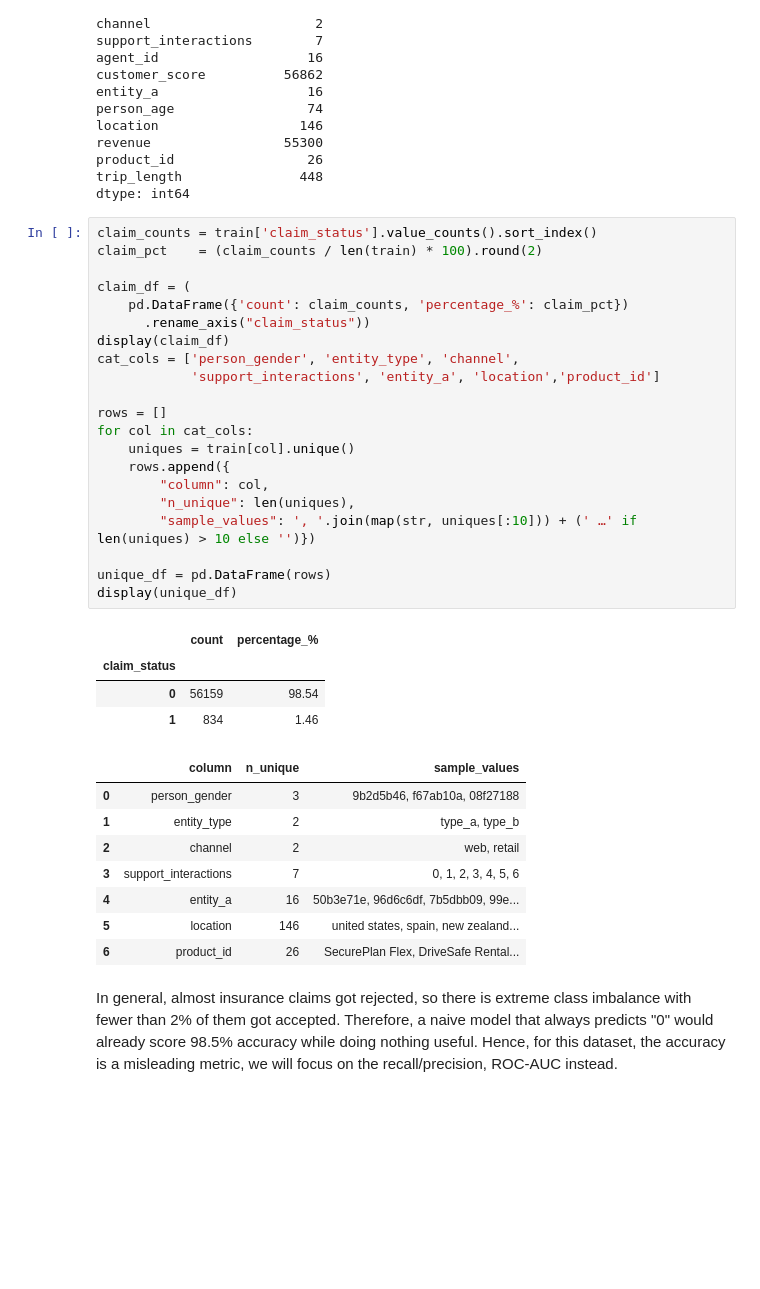
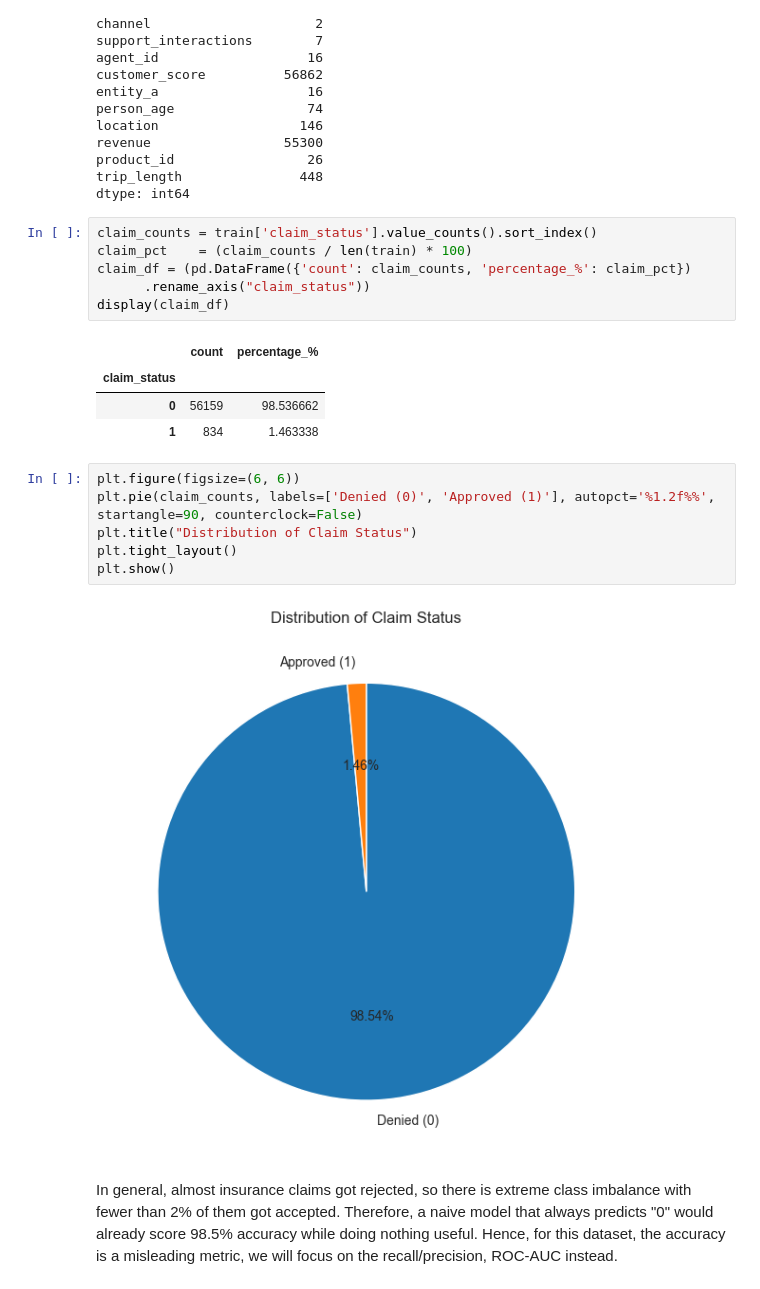
Before and after one commit to agastyaharta/ml_regression_classification, a Jupyter notebook: insurance_classification.ipynb, the cells around one changed output. Cells and saved outputs as stored; diff of their text form; blank space fills up the shorter version.

```diff
--- a/insurance_classification.ipynb
+++ b/insurance_classification.ipynb
@@ -180,38 +184,23 @@ trip_length               448
 dtype: int64
 # %%
 claim_counts = train['claim_status'].value_counts().sort_index()
-claim_pct    = (claim_counts / len(train) * 100).round(2)
-
-claim_df = (
-    pd.DataFrame({'count': claim_counts, 'percentage_%': claim_pct})
+claim_pct    = (claim_counts / len(train) * 100)
+claim_df = (pd.DataFrame({'count': claim_counts, 'percentage_%': claim_pct})
       .rename_axis("claim_status"))
 display(claim_df)
-cat_cols = ['person_gender', 'entity_type', 'channel',
-            'support_interactions', 'entity_a', 'location','product_id']
-
-rows = []
-for col in cat_cols:
-    uniques = train[col].unique()
-    rows.append({
-        "column": col,
-        "n_unique": len(uniques),
-        "sample_values": ', '.join(map(str, uniques[:10])) + (' …' if len(uniques) > 10 else '')})
-
-unique_df = pd.DataFrame(rows)
-display(unique_df)
 # %% [output]
 |  | count | percentage_% |
 | claim_status |  |  |
-| 0 | 56159 | 98.54 |
-| 1 | 834 | 1.46 |
+| 0 | 56159 | 98.536662 |
+| 1 | 834 | 1.463338 |
-|  | column | n_unique | sample_values |
-| 0 | person_gender | 3 | 9b2d5b46, f67ab10a, 08f27188 |
-| 1 | entity_type | 2 | type_a, type_b |
-| 2 | channel | 2 | web, retail |
-| 3 | support_interactions | 7 | 0, 1, 2, 3, 4, 5, 6 |
-| 4 | entity_a | 16 | 50b3e71e, 96d6c6df, 7b5dbb09, 99e... |
-| 5 | location | 146 | united states, spain, new zealand... |
-| 6 | product_id | 26 | SecurePlan Flex, DriveSafe Rental... |
+# %%
+plt.figure(figsize=(6, 6))
+plt.pie(claim_counts, labels=['Denied (0)', 'Approved (1)'], autopct='%1.2f%%', startangle=90, counterclock=False)
+plt.title("Distribution of Claim Status")
+plt.tight_layout()
+plt.show()
+# %% [output]
+[figure, added]
 # %% [markdown]
 In general, almost insurance claims got rejected, so there is extreme class imbalance with fewer than 2% of them got accepted. Therefore, a naive model that always predicts "0" would already score 98.5% accuracy while doing nothing useful. Hence, for this dataset, the accuracy is a misleading metric, we will focus on the recall/precision, ROC-AUC instead.
 # %%
```
Also changed, not shown: parts of 36 cells of this notebook.
